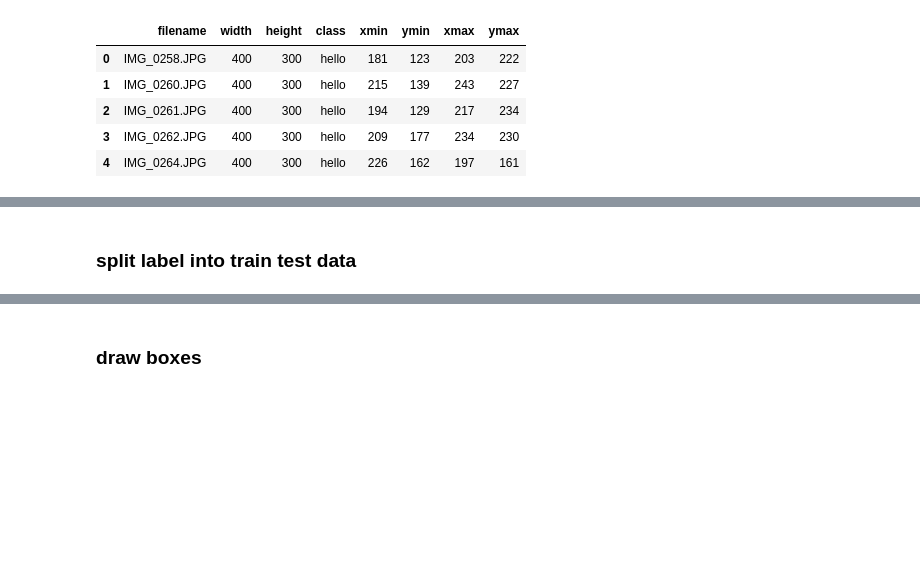
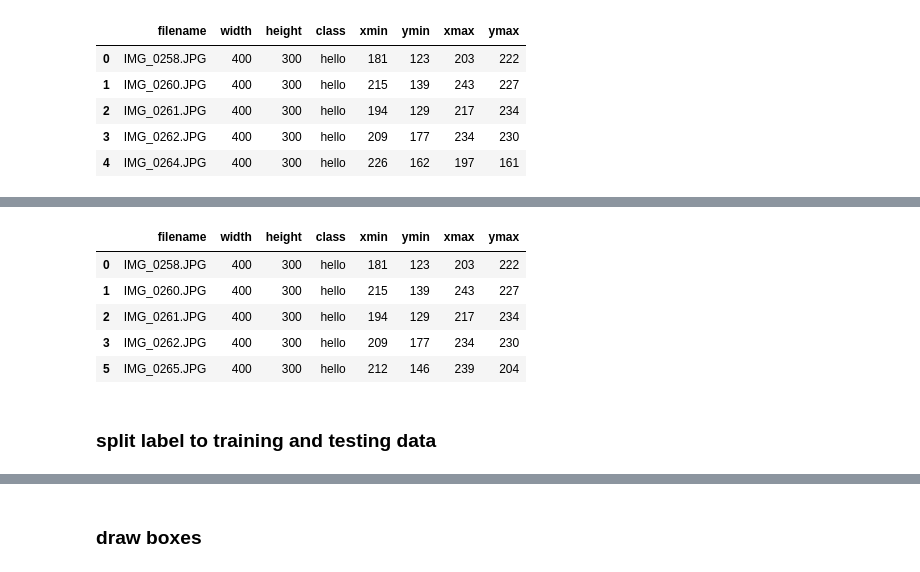
Before and after one commit to yueying-teng/hello_text_detection, a Jupyter notebook: process_labelbox_csv.ipynb, the cells around one changed output, grey strips where cells are left out. Drawn from its saved outputs; the diff is of its cells as text; code cells hidden in the pictures; blank space fills up the shorter version.

```diff
--- a/process_labelbox_csv.ipynb
+++ b/process_labelbox_csv.ipynb
@@ -141,0 +205,13 @@ df2.head()
+# %%
+# remove the problematic images
+
+df2.drop(df2.index[wrong], inplace = True)
+
+df2.head()
+# %% [output]
+|  | filename | width | height | class | xmin | ymin | xmax | ymax |
+| 0 | IMG_0258.JPG | 400 | 300 | hello | 181 | 123 | 203 | 222 |
+| 1 | IMG_0260.JPG | 400 | 300 | hello | 215 | 139 | 243 | 227 |
+| 2 | IMG_0261.JPG | 400 | 300 | hello | 194 | 129 | 217 | 234 |
+| 3 | IMG_0262.JPG | 400 | 300 | hello | 209 | 177 | 234 | 230 |
+| 5 | IMG_0265.JPG | 400 | 300 | hello | 212 | 146 | 239 | 204 |
@@ -142,5 +222,5 @@ df2.head()
 # %% [markdown]
-### split label into train test data
+### split label to training and testing data
 # %%
 # grouped = df2.groupby('filename')
 # grouped.apply(lambda x: len(x)).value_counts()
```
Also changed, not shown: parts of 16 cells of this notebook.
